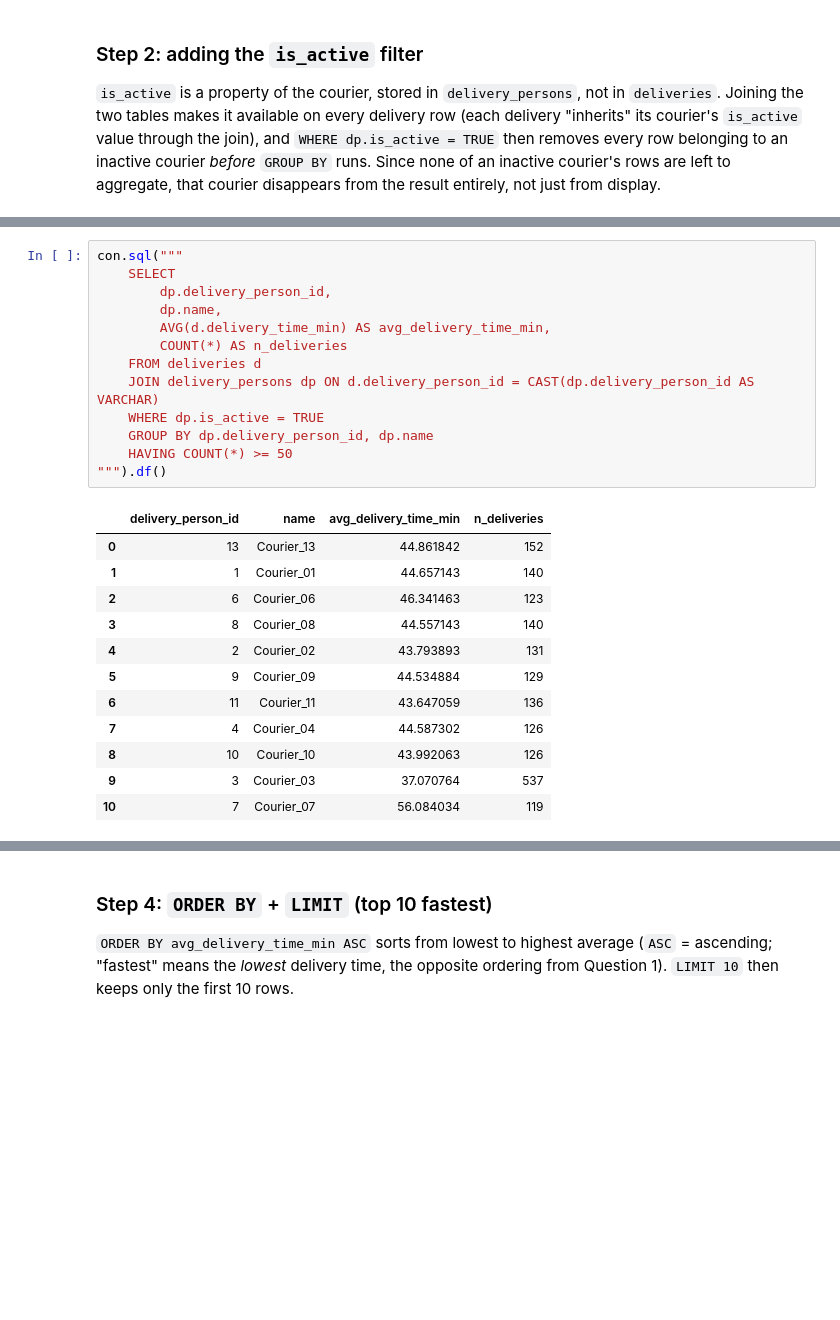
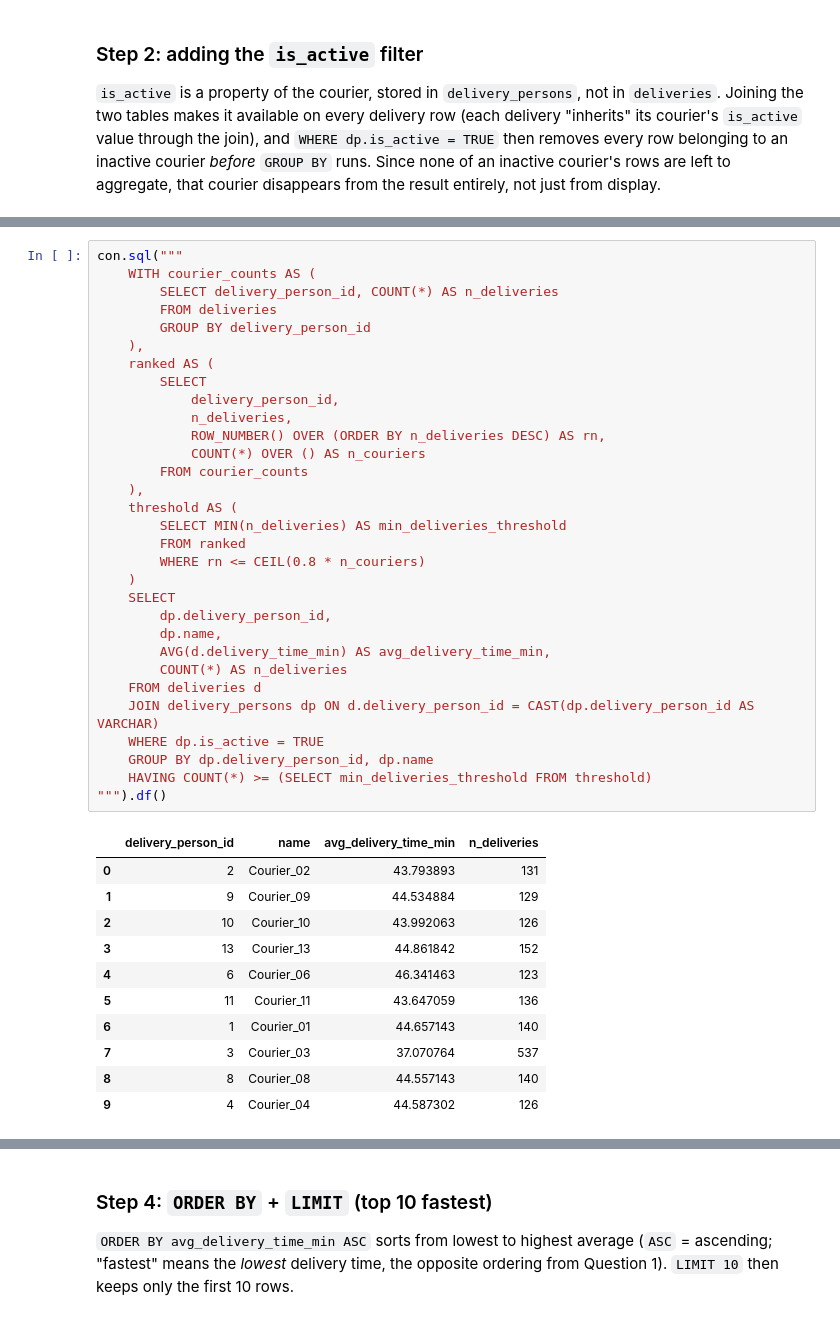
Before and after one commit to felo9015/food_delivery_time_prediction, a Jupyter notebook: sql/sql_exploration.ipynb, the cells around one changed output, grey strips where cells are left out. Cells and saved outputs as stored; diff of their text form; blank space fills up the shorter version.

```diff
--- a/sql/sql_exploration.ipynb
+++ b/sql/sql_exploration.ipynb
@@ -611,27 +639,44 @@ Couriers `5` and `12` are gone now — the `is_active` filter worked. 13 courier
 # %%
 con.sql("""
+    WITH courier_counts AS (
+        SELECT delivery_person_id, COUNT(*) AS n_deliveries
+        FROM deliveries
+        GROUP BY delivery_person_id
+    ),
+    ranked AS (
+        SELECT
+            delivery_person_id,
+            n_deliveries,
+            ROW_NUMBER() OVER (ORDER BY n_deliveries DESC) AS rn,
+            COUNT(*) OVER () AS n_couriers
+        FROM courier_counts
+    ),
+    threshold AS (
+        SELECT MIN(n_deliveries) AS min_deliveries_threshold
+        FROM ranked
+        WHERE rn <= CEIL(0.8 * n_couriers)
+    )
     SELECT
         dp.delivery_person_id,
         dp.name,
         AVG(d.delivery_time_min) AS avg_delivery_time_min,
         COUNT(*) AS n_deliveries
     FROM deliveries d
     JOIN delivery_persons dp ON d.delivery_person_id = CAST(dp.delivery_person_id AS VARCHAR)
     WHERE dp.is_active = TRUE
     GROUP BY dp.delivery_person_id, dp.name
-    HAVING COUNT(*) >= 50
+    HAVING COUNT(*) >= (SELECT min_deliveries_threshold FROM threshold)
 """).df()
 # %% [output]
 |  | delivery_person_id | name | avg_delivery_time_min | n_deliveries |
-| 0 | 13 | Courier_13 | 44.861842 | 152 |
-| 1 | 1 | Courier_01 | 44.657143 | 140 |
-| 2 | 6 | Courier_06 | 46.341463 | 123 |
-| 3 | 8 | Courier_08 | 44.557143 | 140 |
-| 4 | 2 | Courier_02 | 43.793893 | 131 |
-| 5 | 9 | Courier_09 | 44.534884 | 129 |
-| 6 | 11 | Courier_11 | 43.647059 | 136 |
-| 7 | 4 | Courier_04 | 44.587302 | 126 |
-| 8 | 10 | Courier_10 | 43.992063 | 126 |
-| 9 | 3 | Courier_03 | 37.070764 | 537 |
-| 10 | 7 | Courier_07 | 56.084034 | 119 |
+| 0 | 2 | Courier_02 | 43.793893 | 131 |
+| 1 | 9 | Courier_09 | 44.534884 | 129 |
+| 2 | 10 | Courier_10 | 43.992063 | 126 |
+| 3 | 13 | Courier_13 | 44.861842 | 152 |
+| 4 | 6 | Courier_06 | 46.341463 | 123 |
+| 5 | 11 | Courier_11 | 43.647059 | 136 |
+| 6 | 1 | Courier_01 | 44.657143 | 140 |
+| 7 | 3 | Courier_03 | 37.070764 | 537 |
+| 8 | 8 | Courier_08 | 44.557143 | 140 |
+| 9 | 4 | Courier_04 | 44.587302 | 126 |
 # %% [markdown]
```
Also changed, not shown: parts of 19 cells of this notebook, 2 other files.
